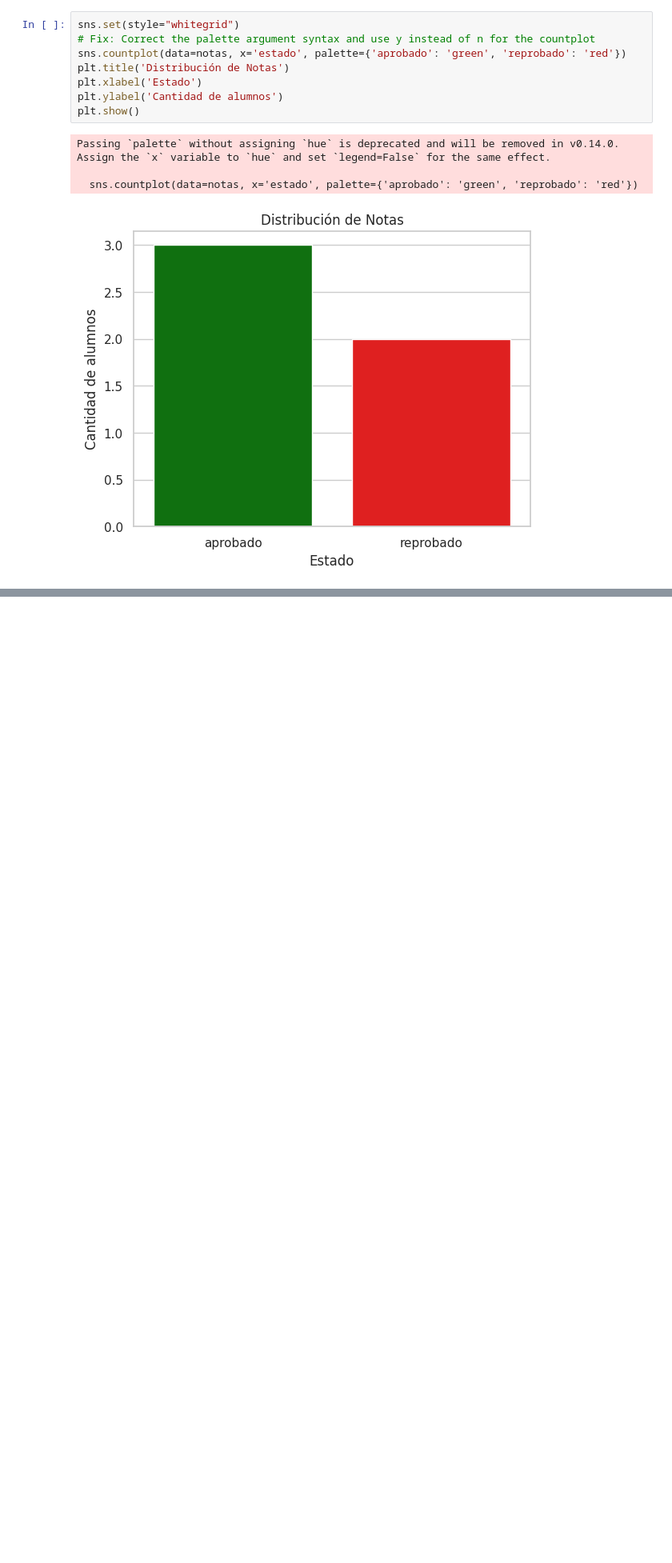
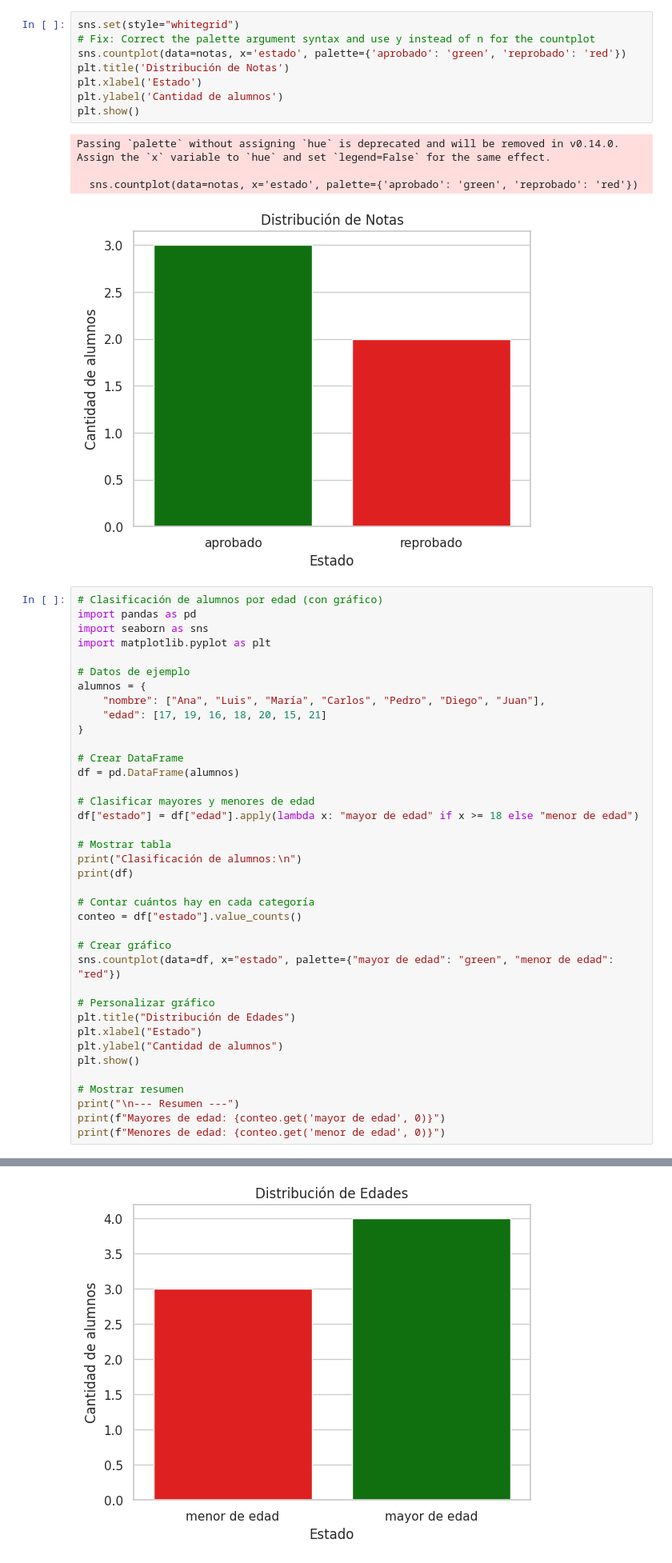
Before and after one commit to H4m1l/PrograIII-2025, a Jupyter notebook: uso_librerias.ipynb, the cells around one changed output, grey strips where cells are left out. Shown: that part at 80% size. Saved outputs shown, nothing was run; the diff lists cells and outputs as text; blank space fills up the shorter version.

```diff
--- a/uso_librerias.ipynb
+++ b/uso_librerias.ipynb
@@ -95,3 +95,42 @@ Passing `palette` without assigning `hue` is deprecated and will be removed in v
 
   sns.countplot(data=notas, x='estado', palette={'aprobado': 'green', 'reprobado': 'red'})
 [figure]
+# %%
+# Clasificación de alumnos por edad (con gráfico)
+import pandas as pd
+import seaborn as sns
+import matplotlib.pyplot as plt
+
+# Datos de ejemplo
+alumnos = {
+    "nombre": ["Ana", "Luis", "María", "Carlos", "Pedro", "Diego", "Juan"],
+    "edad": [17, 19, 16, 18, 20, 15, 21]
+}
+
+# Crear DataFrame
+df = pd.DataFrame(alumnos)
+
+# Clasificar mayores y menores de edad
+df["estado"] = df["edad"].apply(lambda x: "mayor de edad" if x >= 18 else "menor de edad")
+
+# Mostrar tabla
+print("Clasificación de alumnos:\n")
+print(df)
+
+# Contar cuántos hay en cada categoría
+conteo = df["estado"].value_counts()
+
+# Crear gráfico
+sns.countplot(data=df, x="estado", palette={"mayor de edad": "green", "menor de edad": "red"})
+
+# Personalizar gráfico
+plt.title("Distribución de Edades")
+plt.xlabel("Estado")
+plt.ylabel("Cantidad de alumnos")
+plt.show()
+
+# Mostrar resumen
+print("\n--- Resumen ---")
+print(f"Mayores de edad: {conteo.get('mayor de edad', 0)}")
+print(f"Menores de edad: {conteo.get('menor de edad', 0)}")
+# %% [output]
@@ -97,0 +150 @@ Passing `palette` without assigning `hue` is deprecated and will be removed in v
+[figure, added]
```
Also changed, not shown: parts of 1 cell of this notebook.
